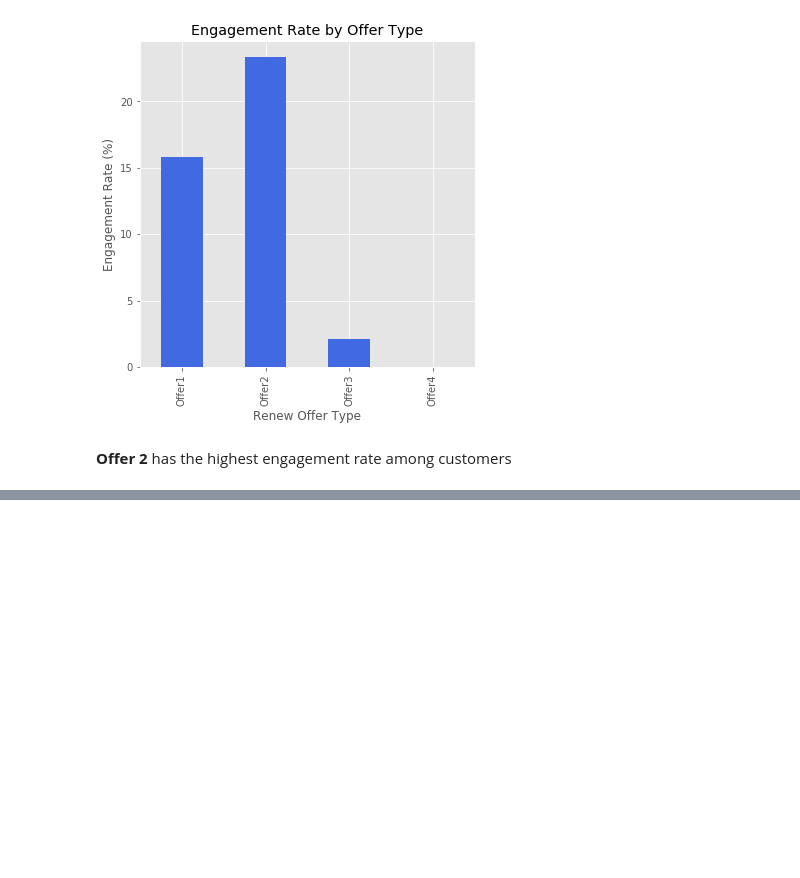
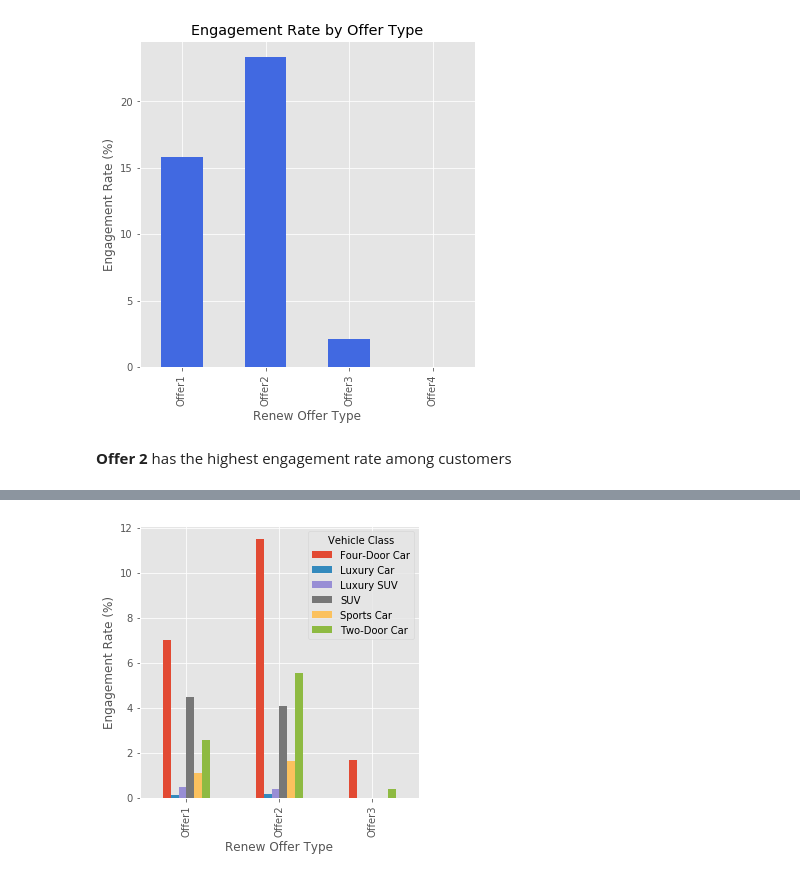
Before and after one commit to mwon3919/Data_Science_Projects, a Jupyter notebook: Customer_Analytics/Customer Analytics.ipynb, the cells around one changed output, grey strips where cells are left out. Saved outputs shown, nothing was run; the diff lists cells and outputs as text; code cells hidden in the pictures; blank space fills up the shorter version.

Commit message:
added more visuals

```diff
--- a/Customer_Analytics/Customer Analytics.ipynb
+++ b/Customer_Analytics/Customer Analytics.ipynb
@@ -113,0 +118,4 @@ plt.show()
+# %%
+bot_df = df.loc[df['Response'] == 'Yes',
+               ].groupby(['Renew Offer Type','Vehicle Class'
+                         ]).count()['Customer']/df.groupby('Renew Offer Type').count()['Customer']
@@ -113,0 +141,5 @@ plt.show()
+# %%
+#lets make the output more readable
+#by using pivots we can extract and transform data
+bot_df = bot_df.unstack().fillna(0)
+bot_df
@@ -113,0 +152,7 @@ plt.show()
+# %%
+#visualize the data
+ax2= (bot_df*100.0).plot(kind='bar',figsize=(5,5))
+ax2.set_ylabel('Engagement Rate (%)')
+plt.show()
+# %% [output]
+[figure, added]
```
Also changed, not shown: parts of 20 cells of this notebook.
